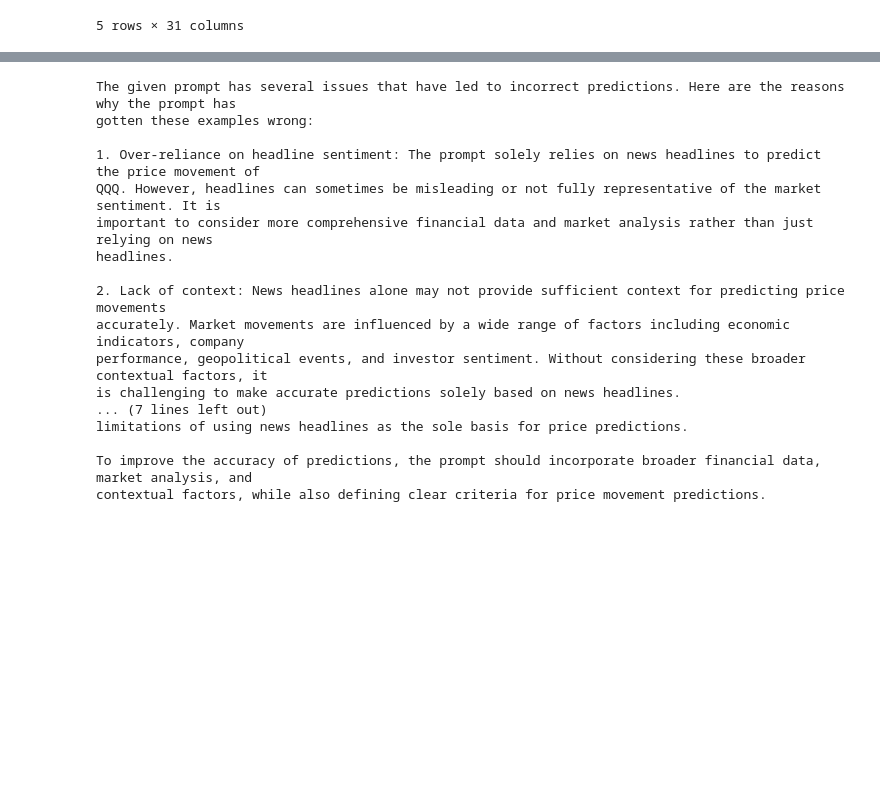
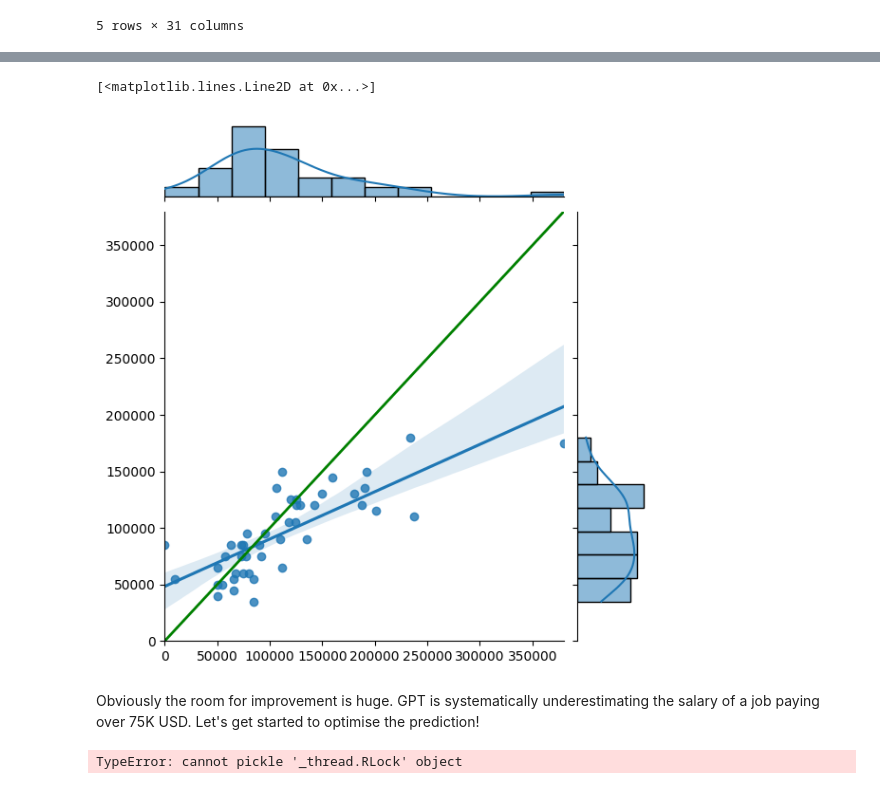
Before and after one commit to JeremyKulcsarDS/agentx, a Jupyter notebook: docs/prompt_optimisation.ipynb, the cells around one changed output, grey strips where cells are left out. Cells and saved outputs as stored; diff of their text form; code cells hidden in the pictures; blank space fills up the shorter version.

Commit message:
Update .gitignore and requirements.txt, and refactor Agent class

```diff
--- a/docs/prompt_optimisation.ipynb
+++ b/docs/prompt_optimisation.ipynb
@@ -127,27 +137,16 @@ set.',
 # %%
+# test the agent with the test set to get a baseline performance
+
 from tqdm import tqdm
 
-responses:List[Union[SalaryPrediction, None]] = []
+predict:List[Union[SalaryPrediction, None]] = []
 
+batch_size = 5
 # perform prediction for the test set
-for index in tqdm(range(0,50,5)):
+for index in tqdm(range(0,50,batch_size)):
     batch = await asyncio.gather(*[
-        salary_prediction_agent.a_generate_response(
-            messages=[
-                Message(
-                    role='user',
-                    content=Content(
-                        text=JobPost(**datum).model_dump_json(),
-                    )
-                )
-            ],
-            output_model=SalaryPrediction
-        ) for datum in x_test[index:index+5]
+        forward(salary_prediction_agent, JobPost(**x_test[i])) for i in range(index, index+batch_size)
     ])
-    responses.extend(
-        [
-            SalaryPrediction.model_validate_json(r[-1].content.text) if r != None else None for r in batch
-        ]
-    )
+    predict.extend(batch)
     # avoid rate limiting error
     await asyncio.sleep(5)
@@ -237,20 +152,0 @@ gradient = textual_gradient(
-# %%
-rich_print(gradient[-1].content.text)
-# %% [output]
-The given prompt has several issues that have led to incorrect predictions. Here are the reasons why the prompt has
-gotten these examples wrong:
-
-1. Over-reliance on headline sentiment: The prompt solely relies on news headlines to predict the price movement of
-QQQ. However, headlines can sometimes be misleading or not fully representative of the market sentiment. It is
-important to consider more comprehensive financial data and market analysis rather than just relying on news
-headlines.
-
-2. Lack of context: News headlines alone may not provide sufficient context for predicting price movements
-accurately. Market movements are influenced by a wide range of factors including economic indicators, company
-performance, geopolitical events, and investor sentiment. Without considering these broader contextual factors, it
-is challenging to make accurate predictions solely based on news headlines.
-... (7 lines left out)
-limitations of using news headlines as the sole basis for price predictions.
-
-To improve the accuracy of predictions, the prompt should incorporate broader financial data, market analysis, and
-contextual factors, while also defining clear criteria for price movement predictions.
@@ -256,0 +174,24 @@ contextual factors, while also defining clear criteria for price movement predic
+# %%
+import seaborn as sns
+from matplotlib import pyplot as plt
+
+drop_na = [(p, a) for p, a in zip(predict, y_test) if p != None]
+predicted = [d[0].salary for d in drop_na]
+truth = [d[1] for d in drop_na]
+
+# plot the predicted vs actual salary
+sns.jointplot(
+    x=truth,
+    y=predicted,
+    kind='reg',
+    xlim=(0, max(truth)),
+    ylim=(0, max(truth)),
+)
+
+# the ideal prediction line
+plt.plot([0, max(truth)], [0, max(truth)], linewidth=2, color='g')
+# %% [output]
+[<matplotlib.lines.Line2D at 0x...>]
+[figure, added]
+# %% [markdown]
+Obviously the room for improvement is huge. GPT is systematically underestimating the salary of a job paying over 75K USD. Let's get started to optimise the prediction!
@@ -257,3 +215,11 @@ contextual factors, while also defining clear criteria for price movement predic
+# %%
+result = await trainer.fit(
+    x=x_train,
+    y=y_train,
+    n_training_steps=5,
+)
+# %% [output]
+TypeError: cannot pickle '_thread.RLock' object
 # %%
 from ray import tune
 from ray.tune.schedulers import ASHAScheduler
```
Also changed, not shown: parts of 13 cells of this notebook, 8 other files.
